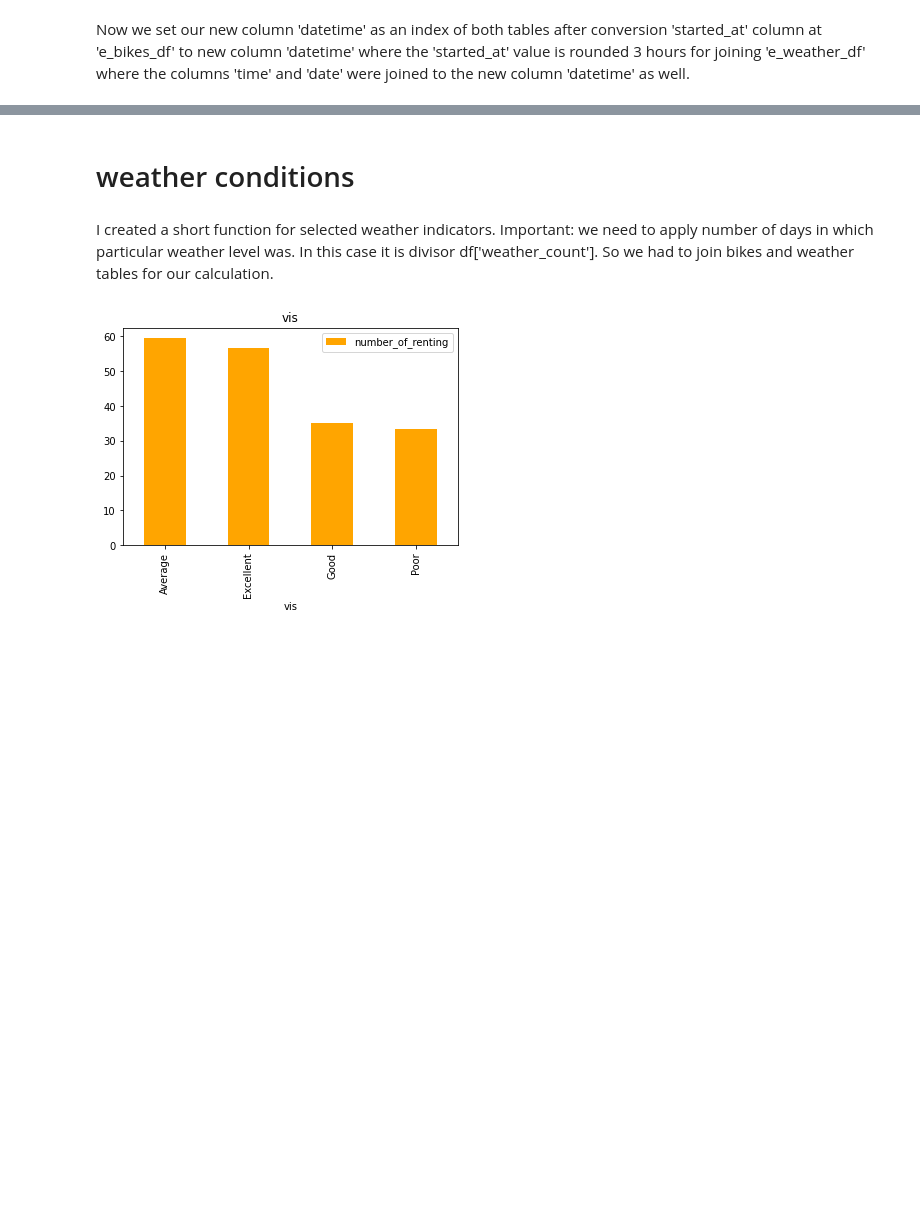
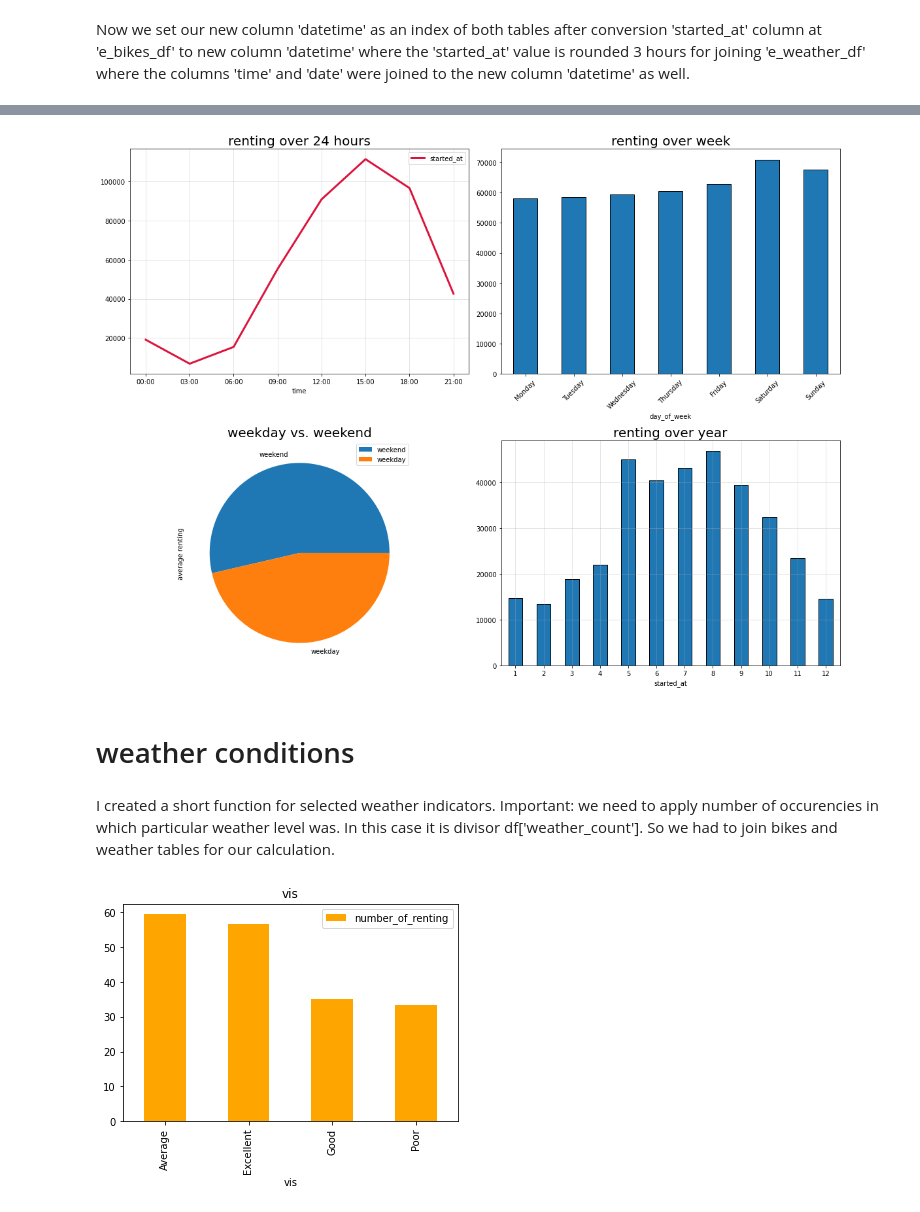
Before and after one commit to carlos108108/Just_Eat_Cycles_project, a Jupyter notebook: Edinburgh.ipynb, the cells around one changed output, grey strips where cells are left out. Cells and saved outputs as stored; diff of their text form; code cells hidden in the pictures; blank space fills up the shorter version.

```diff
--- a/Edinburgh.ipynb
+++ b/Edinburgh.ipynb
@@ -142,7 +157,42 @@ final_df.groupby('time').count()[['started_at']].plot(lw=3, color='crimson', leg
+# %%
+data = [[final_df['weekday'].sum()/2], [(final_df['weekday'].count()-final_df['weekday'].sum())/5] ]
+columns = ['average renting']
+index = ['weekend', 'weekday']
+df_w = pd.DataFrame(data, index=index, columns=columns)
+
+df_week = final_df.assign(day_of_week = list(map(lambda x: pd.Timestamp(x).dayofweek, final_df['date'])))[['day_of_week', 'index']]
+df_week = df_week.groupby('day_of_week').count().rename(index={0: 'Monday', 1: 'Tuesday', 2: 'Wednesday', 3: 'Thursday', 4: 'Friday', 5: 'Saturday', 6: 'Sunday'}).rename(columns={'index': 'renting'})[['renting']]
+
+df_year = final_df.where((final_df['started_at'].dt.year == 2019) | (final_df['started_at'].dt.year == 2020)).dropna()
+df_year = df_year.groupby(df_year['started_at'].dt.month).count().rename(columns={'index': 'month_renting'})[['month_renting']]
+
+fig = plt.figure(figsize=(16,12))
+ax1 = plt.subplot2grid( (2,2), (0,0) )
+ax2 = plt.subplot2grid( (2,2), (0,1) )
+ax3 = plt.subplot2grid( (2,2), (1,0) )
+ax4 = plt.subplot2grid( (2,2), (1,1) )
+
+
+final_df.groupby('time').count()[['started_at']].plot.line(lw=3, color='crimson', legend=True, ax=ax1);
+df_w.plot.pie(subplots=True, ax=ax3);
+df_week.plot.bar(rot=45, edgecolor='k', legend=False, ax=ax2);
+df_year.plot.bar(rot=0, edgecolor='k', legend=False, ax=ax4);
+
+
+ax4.set_title(label='renting over year', fontsize=20);
+ax2.set_title(label='renting over week', fontsize = 20);
+ax1.set_title(label='renting over 24 hours', fontsize = 20);
+ax3.set_title(label='weekday vs. weekend', fontsize = 20);
+
+[tbl.grid(alpha=.4) for tbl in (ax1, ax3, ax4)]
+
+plt.tight_layout()
+# %% [output]
+[figure, added]
 # %% [markdown]
 # weather conditions
 # %% [markdown]
-I created a short function for selected weather indicators. Important: we need to apply number of days in which particular weather level was. In this case it is divisor df['weather_count']. So we had to join bikes and weather tables for our calculation.
+I created a short function for selected weather indicators. Important: we need to apply number of occurencies in which particular weather level was. In this case it is divisor df['weather_count']. So we had to join bikes and weather tables for our calculation.
 # %%
 def weather_chart(figsize:tuple, kind:str, variable:str, color:str):
     df1 = (e_weather_df.query("date > '2018-09-14'")
```
Also changed, not shown: parts of 16 cells of this notebook.
